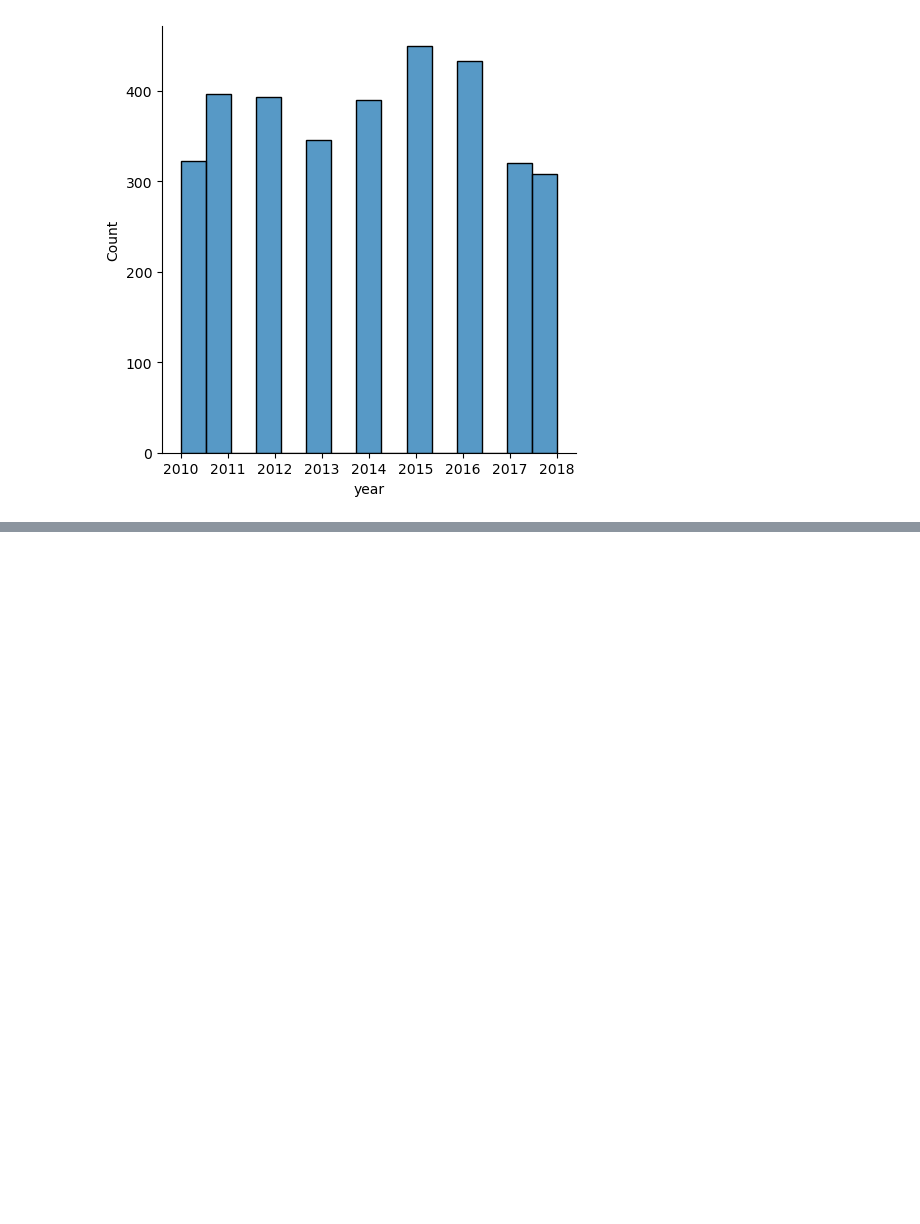
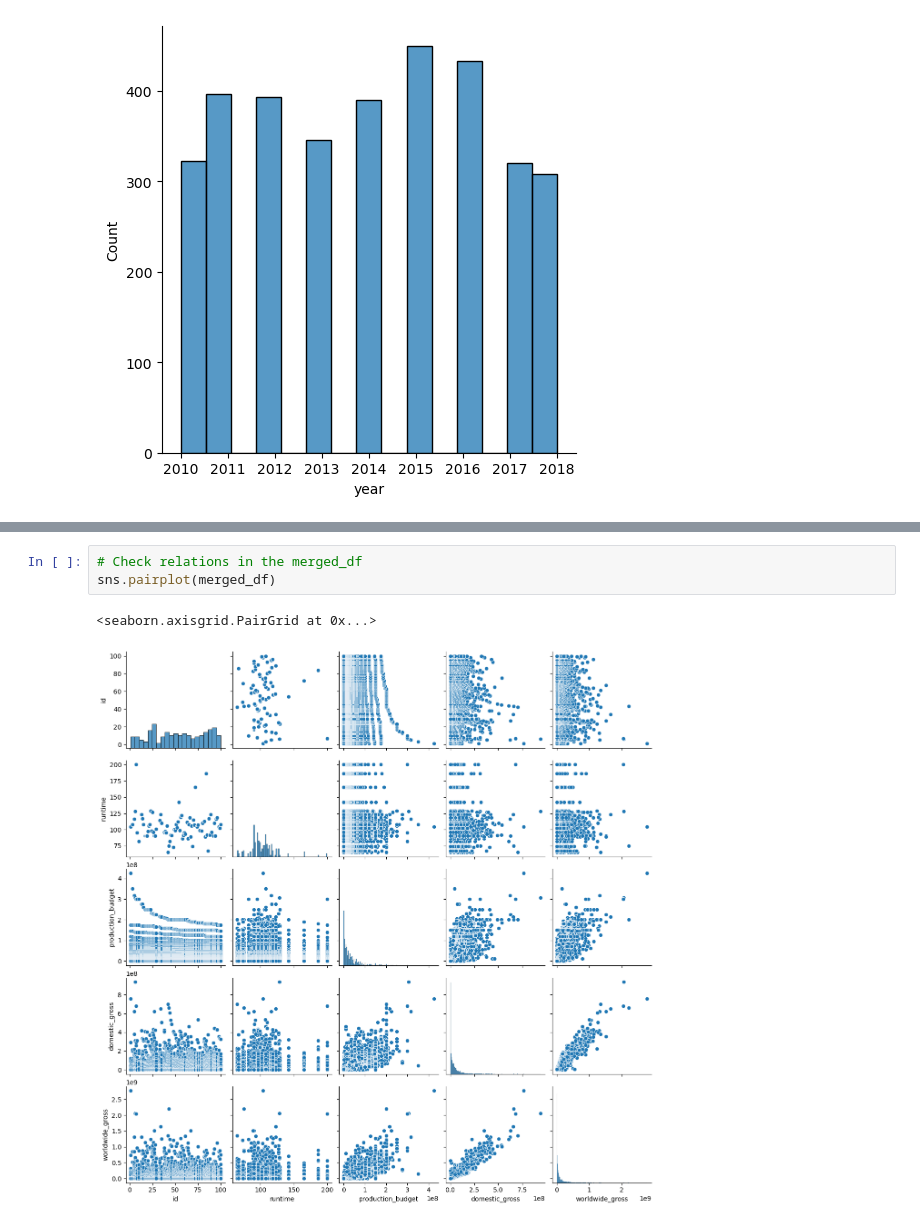
Before and after one commit to gkipkirui1/DSC_PT08P2_Phase_2_Project_Grp_1_Final, a Jupyter notebook: Index.ipynb, the cells around one changed output, grey strips where cells are left out. Cells and saved outputs as stored; diff of their text form; blank space fills up the shorter version.

```diff
--- a/Index.ipynb
+++ b/Index.ipynb
@@ -747,0 +800,6 @@ sns.displot(data = cleaned_movie_gross, x="year")
+# %%
+# Check relations in the merged_df
+sns.pairplot(merged_df)
+# %% [output]
+<seaborn.axisgrid.PairGrid at 0x...>
+[figure, added]
```
Also changed, not shown: parts of 14 cells of this notebook, 3 other files.
